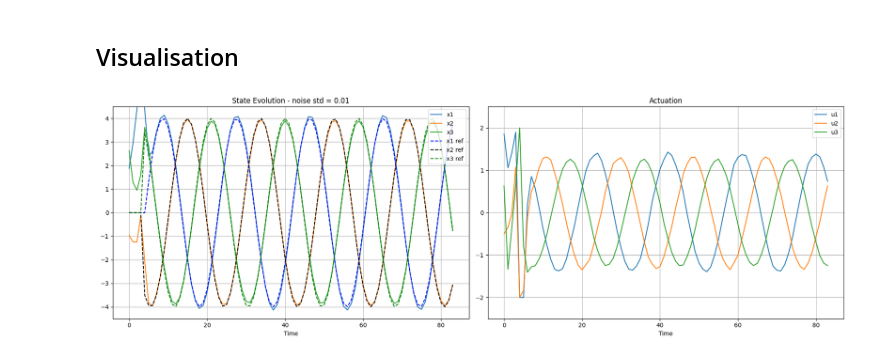
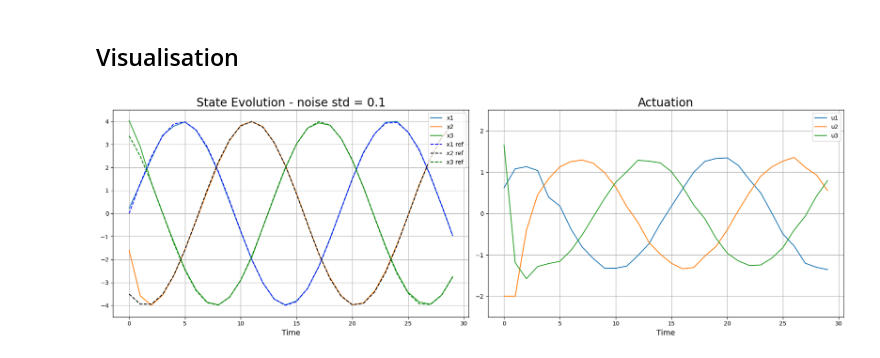
Before and after one commit to michael-cummins/DeePC-HUNT, a Jupyter notebook: notebooks/linear_deepc.ipynb, the cells around one changed output. Drawn from its saved outputs; the diff is of its cells as text; code cells hidden in the pictures.

```diff
--- a/notebooks/linear_deepc.ipynb
+++ b/notebooks/linear_deepc.ipynb
@@ -81,7 +81,7 @@ ud shape : (67, 3), yd shape : (67, 3)
 # %%
 u_ini = ud[:m*Tini].reshape((Tini*m,))
 y_ini = yd[:p*Tini].reshape((Tini*p,))
-y_constraints = np.kron(np.ones(Tf), np.array([5,5,5]))
+y_constraints = np.kron(np.ones(Tf), np.array([4,4,4]))
 u_constraonts = np.kron(np.ones(Tf), np.array([2,2,2]))
 R = np.eye(m)*0.1
 Q = np.eye(p)*10
@@ -93,7 +93,7 @@ controller = DeePC(
 # %% [markdown]
 ## Simulation
 # %%
-T = 80
+T = 30
 dt = 0.1
 uT = [*u_ini]
 yT = [*y_ini]
@@ -121,35 +121,35 @@ for i in range(0,T):
 # %%
 plt.rcParams["figure.figsize"] = (18,6)
 yT, uT = np.array(yT), np.array(uT)
 
 ref = np.array([
     [4*np.sin(t/3), 4*np.sin(t/3 - np.pi*0.66), 4*np.sin(t/3 - 2*np.pi*0.66)] for t in np.linspace(start=0, stop=T-1, num=int(Tf*T*dt))
 ])
-ref = np.vstack([np.zeros((Tini,p)), ref])
+# ref = np.vstack([np.zeros((Tini,p)), ref])
 
 yT = yT.reshape((T+Tini,3))
 uT = uT.reshape((T+Tini,3))
 plt.subplot(1,2,1)
-plt.plot(range(0,T+Tini), yT, label=['x1', 'x2', 'x3'])
-plt.plot(range(0,T+Tini), ref[:,0], 'b--', label='x1 ref')
-plt.plot(range(0,T+Tini), ref[:,1], 'k--', label='x2 ref')
-plt.plot(range(0,T+Tini), ref[:,2], 'g--', label='x3 ref')
+plt.plot(range(0,T), yT[Tini:,:], label=['x1', 'x2', 'x3'])
+plt.plot(range(0,T), ref[:,0], 'b--', label='x1 ref')
+plt.plot(range(0,T), ref[:,1], 'k--', label='x2 ref')
+plt.plot(range(0,T), ref[:,2], 'g--', label='x3 ref')
 plt.legend(loc="upper right")
-plt.xlabel('Time')
-plt.title(f"State Evolution - noise std = 0.01")
+plt.xlabel('Time', fontdict={'fontsize':13})
+plt.title(f"State Evolution - noise std = 0.1", fontdict={'fontsize':20})
 plt.grid('on')
 plt.ylim(-4.5,4.5)
 plt.tight_layout()
 
 plt.subplot(1,2,2)
-plt.plot(range(0,T+Tini), uT, label=['u1', 'u2', 'u3'])
+plt.plot(range(0,T), uT[Tini:,:], label=['u1', 'u2', 'u3'])
 plt.legend(loc="upper right")
-plt.xlabel('Time')
-plt.title(f"Actuation")
+plt.xlabel('Time', fontdict={'fontsize':13})
+plt.title("Actuation", fontdict={'fontsize':20})
 plt.grid('on')
 plt.ylim(-2.5,2.5)
 plt.tight_layout()
 
 plt.show()
 # %% [output]
-[figure, old version]
+[figure, new version]
```
Also changed, not shown: parts of 3 cells of this notebook.
